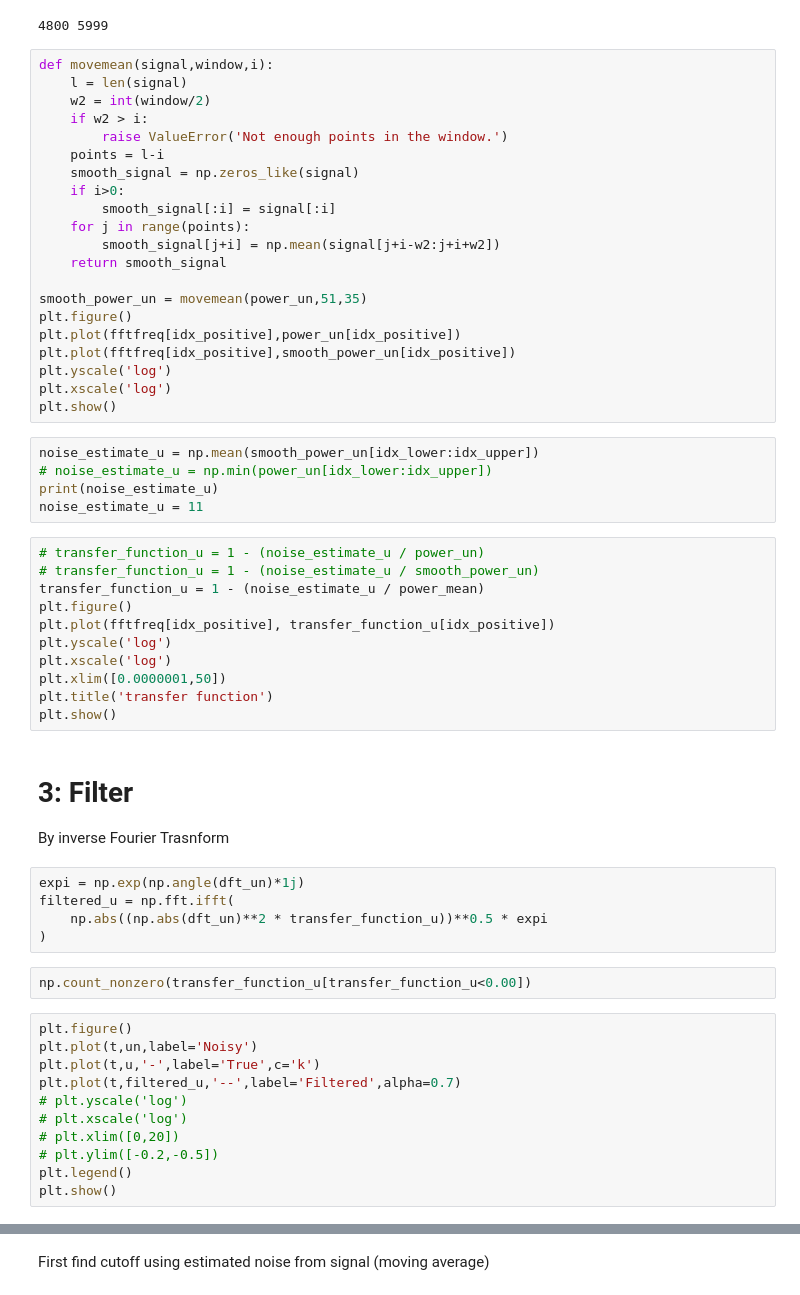
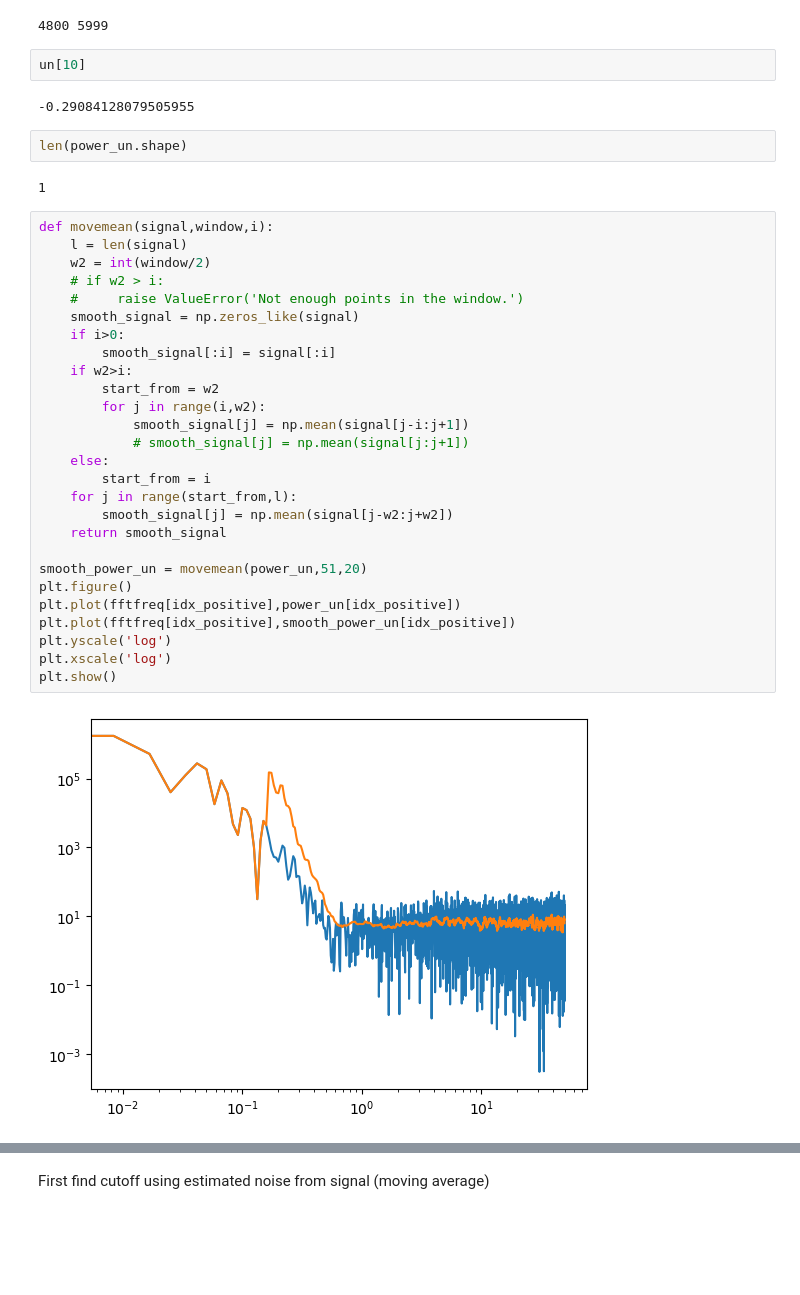
Before and after one commit to MagriLab/FlowReconstructionFromExperiment, a Jupyter notebook: denoise.ipynb, the cells around one changed output, grey strips where cells are left out. Saved outputs shown, nothing was run; the diff lists cells and outputs as text; blank space fills up the shorter version.

Commit message:
Denoising functions

```diff
--- a/denoise.ipynb
+++ b/denoise.ipynb
@@ -167,61 +167,40 @@ idx_upper = (np.abs(fftfreq - f_upper)).argmin()
 print(idx_lower,idx_upper)
 # %% [output]
 4800 5999
+# %%
+un[10]
+# %% [output]
+-0.29084128079505955
+# %%
+len(power_un.shape)
+# %% [output]
+1
 # %%
 def movemean(signal,window,i):
     l = len(signal)
     w2 = int(window/2)
-    if w2 > i:
-        raise ValueError('Not enough points in the window.')
-    points = l-i
+    # if w2 > i:
+    #     raise ValueError('Not enough points in the window.')
     smooth_signal = np.zeros_like(signal)
     if i>0:
         smooth_signal[:i] = signal[:i]
-    for j in range(points):
-        smooth_signal[j+i] = np.mean(signal[j+i-w2:j+i+w2])
+    if w2>i:
+        start_from = w2
+        for j in range(i,w2):
+            smooth_signal[j] = np.mean(signal[j-i:j+1])
+            # smooth_signal[j] = np.mean(signal[j:j+1])
+    else:
+        start_from = i
+    for j in range(start_from,l):
+        smooth_signal[j] = np.mean(signal[j-w2:j+w2])
     return smooth_signal
 
-smooth_power_un = movemean(power_un,51,35)
+smooth_power_un = movemean(power_un,51,20)
 plt.figure()
 plt.plot(fftfreq[idx_positive],power_un[idx_positive])
 plt.plot(fftfreq[idx_positive],smooth_power_un[idx_positive])
 plt.yscale('log')
 plt.xscale('log')
 plt.show()
+# %% [output]
+[figure, added]
-# %%
-noise_estimate_u = np.mean(smooth_power_un[idx_lower:idx_upper])
-# noise_estimate_u = np.min(power_un[idx_lower:idx_upper])
-print(noise_estimate_u)
-noise_estimate_u = 11
-# %%
-# transfer_function_u = 1 - (noise_estimate_u / power_un)
-# transfer_function_u = 1 - (noise_estimate_u / smooth_power_un)
-transfer_function_u = 1 - (noise_estimate_u / power_mean)
-plt.figure()
-plt.plot(fftfreq[idx_positive], transfer_function_u[idx_positive])
-plt.yscale('log')
-plt.xscale('log')
-plt.xlim([0.0000001,50])
-plt.title('transfer function')
-plt.show()
-# %% [markdown]
-# 3: Filter
-By inverse Fourier Trasnform
-# %%
-expi = np.exp(np.angle(dft_un)*1j)
-filtered_u = np.fft.ifft(
-    np.abs((np.abs(dft_un)**2 * transfer_function_u))**0.5 * expi
-)
-# %%
-np.count_nonzero(transfer_function_u[transfer_function_u<0.00])
-# %%
-plt.figure()
-plt.plot(t,un,label='Noisy')
-plt.plot(t,u,'-',label='True',c='k')
-plt.plot(t,filtered_u,'--',label='Filtered',alpha=0.7)
-# plt.yscale('log')
-# plt.xscale('log')
-# plt.xlim([0,20])
-# plt.ylim([-0.2,-0.5])
-plt.legend()
-plt.show()
```
Also changed, not shown: parts of 12 cells of this notebook, 1 other file.
